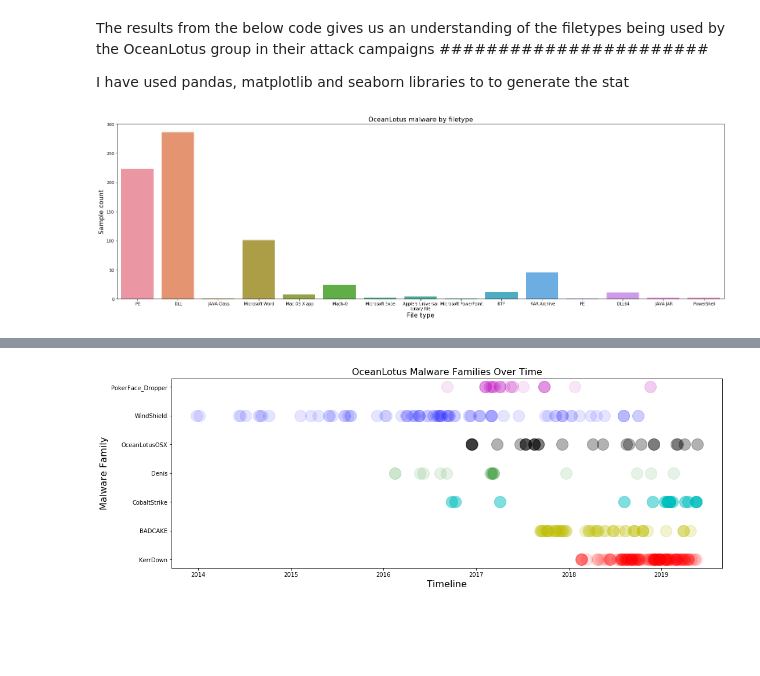
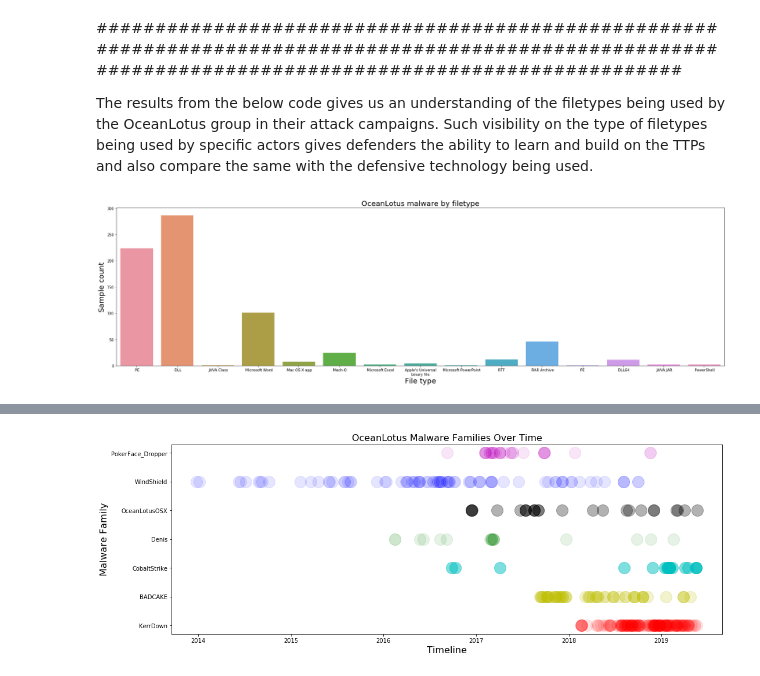
Before and after one commit to vicky-ray/RSAC2020-OceanLotus-JupyterNotebook, a Jupyter notebook: Oceanlotus_Analysis.ipynb, the cells around one changed output, grey strips where cells are left out. Saved outputs shown, nothing was run; the diff lists cells and outputs as text; code cells hidden in the pictures; blank space fills up the shorter version.

```diff
--- a/Oceanlotus_Analysis.ipynb
+++ b/Oceanlotus_Analysis.ipynb
@@ -1,19 +1,19 @@
 # %% [markdown]
-The results from the below code gives us an understanding of the filetypes being used by the OceanLotus group in their attack campaigns
-#######################
+############################################################################################################################################################
 
-I have used pandas, matplotlib and seaborn libraries to to generate the stat
+
+The results from the below code gives us an understanding of the filetypes being used by the OceanLotus group in their attack campaigns. Such visibility on the type of filetypes being used by specific actors gives defenders the ability to learn and build on the TTPs and also compare the same with the defensive technology being used.
 # %%
 import pandas
 from matplotlib import pyplot
 import seaborn
-pyplot.rcParams["figure.figsize"] = (27,8)
+pyplot.rcParams["figure.figsize"] = (30,8)
 
 mal = pandas.read_csv("malware_list_oc_new.csv")
 seaborn.countplot(x='filetype', data=mal)
-pyplot.title("OceanLotus malware by filetype", fontsize = 16)
-pyplot.xlabel("File type", fontsize = 16)
-pyplot.ylabel("Sample count", fontsize = 16)
+pyplot.title("OceanLotus malware by filetype", fontsize = 20)
+pyplot.xlabel("File type", fontsize = 20)
+pyplot.ylabel("Sample count", fontsize = 20)
 pyplot.savefig("filetype.png")
 # %% [output]
-[figure, old version]
+[figure, new version]
```
Also changed, not shown: parts of 3 cells of this notebook.
